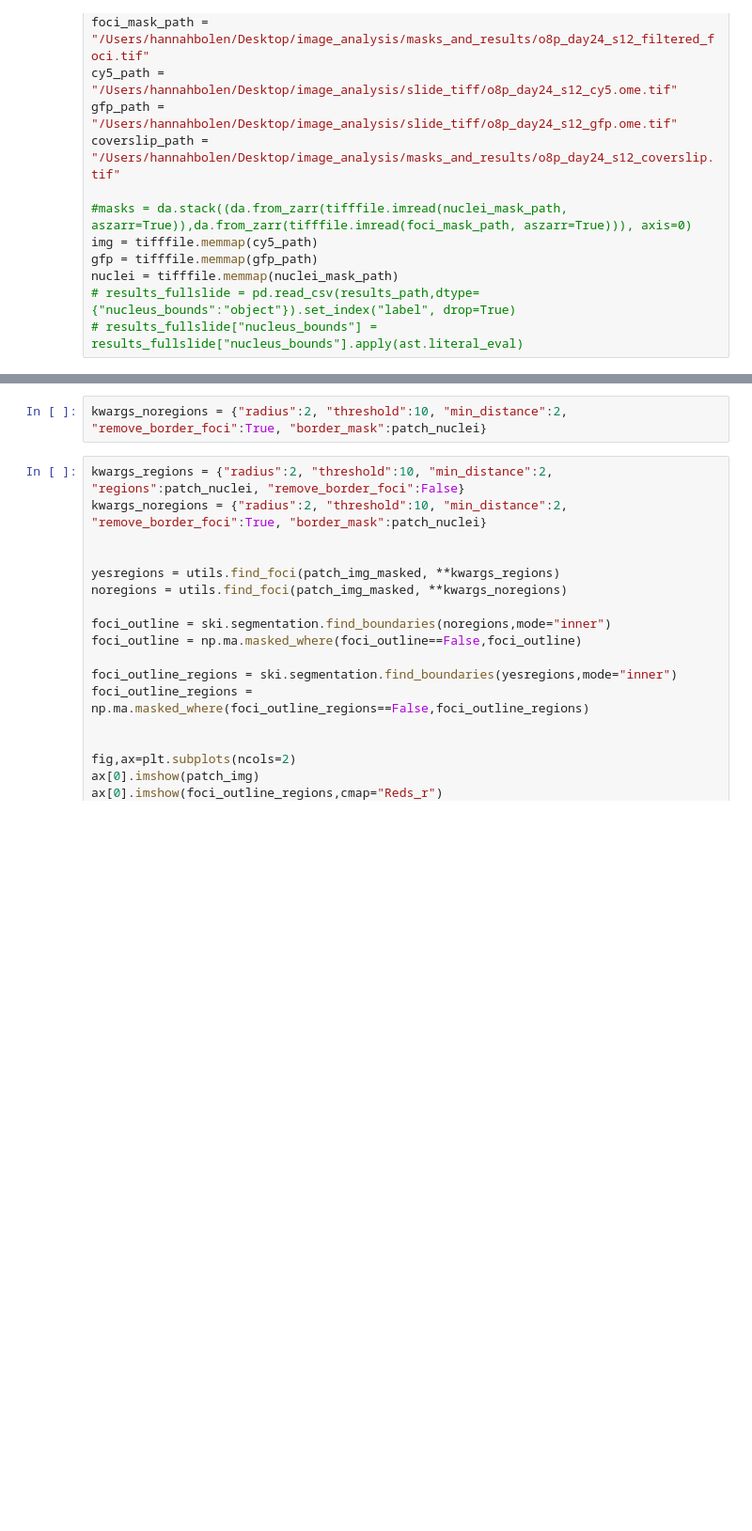
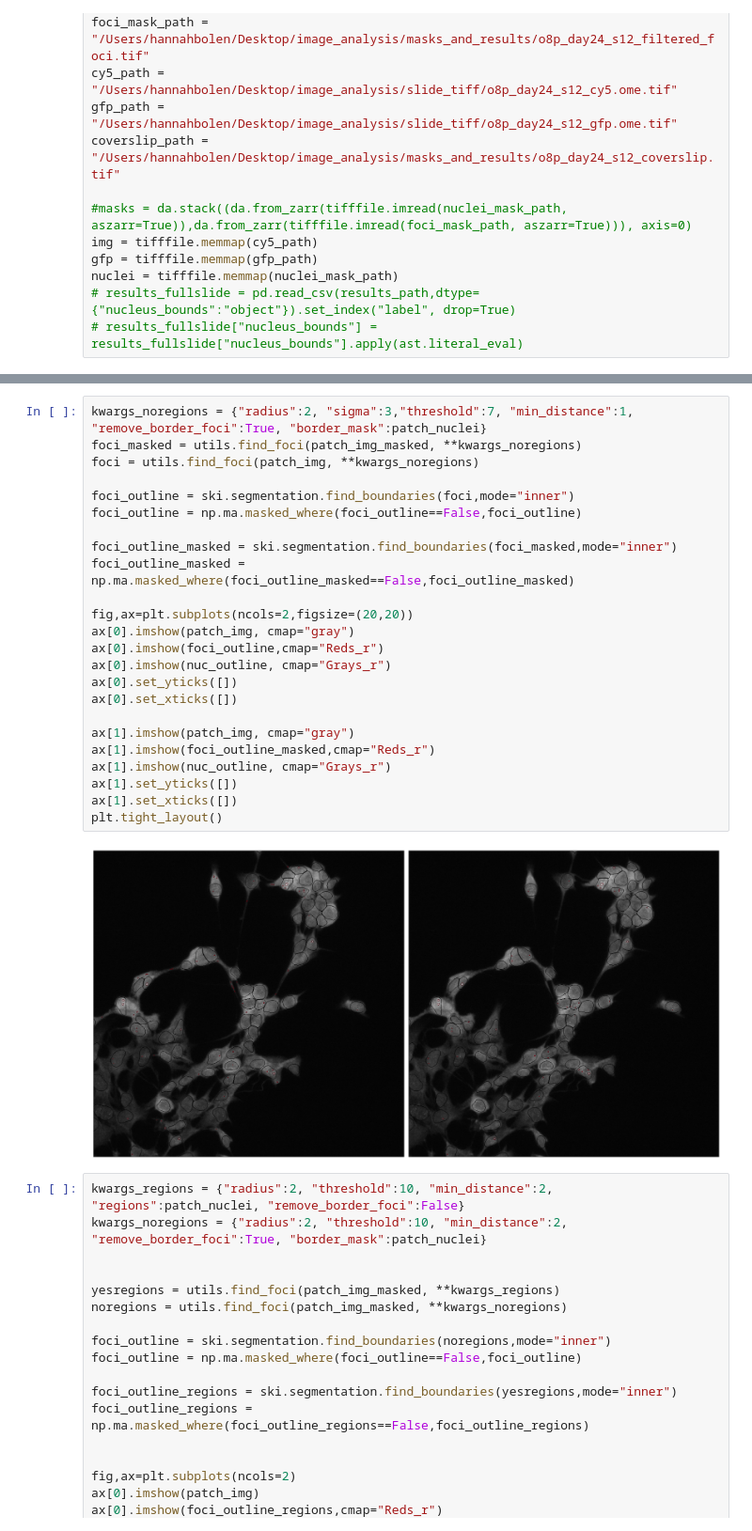
Before and after one commit to hannahbolen1/whole_slide, a Jupyter notebook: current/adjust_params.ipynb, the cells around one changed output, grey strips where cells are left out. Shown at 94% size. Drawn from its saved outputs; the diff is of its cells as text; blank space fills up the shorter version.

Commit message:
fix foci

```diff
--- a/current/adjust_params.ipynb
+++ b/current/adjust_params.ipynb
@@ -72,5 +97,29 @@ ax.imshow(nuc_outline, cmap="Grays_r")
 # %%
-kwargs_noregions = {"radius":2, "threshold":10, "min_distance":2, "remove_border_foci":True, "border_mask":patch_nuclei}
+kwargs_noregions = {"radius":2, "sigma":3,"threshold":7, "min_distance":1, "remove_border_foci":True, "border_mask":patch_nuclei}
+foci_masked = utils.find_foci(patch_img_masked, **kwargs_noregions)
+foci = utils.find_foci(patch_img, **kwargs_noregions)
+
+foci_outline = ski.segmentation.find_boundaries(foci,mode="inner")
+foci_outline = np.ma.masked_where(foci_outline==False,foci_outline)
+
+foci_outline_masked = ski.segmentation.find_boundaries(foci_masked,mode="inner")
+foci_outline_masked = np.ma.masked_where(foci_outline_masked==False,foci_outline_masked)
+
+fig,ax=plt.subplots(ncols=2,figsize=(20,20))
+ax[0].imshow(patch_img, cmap="gray")
+ax[0].imshow(foci_outline,cmap="Reds_r")
+ax[0].imshow(nuc_outline, cmap="Grays_r")
+ax[0].set_yticks([])
+ax[0].set_xticks([])
+
+ax[1].imshow(patch_img, cmap="gray")
+ax[1].imshow(foci_outline_masked,cmap="Reds_r")
+ax[1].imshow(nuc_outline, cmap="Grays_r")
+ax[1].set_yticks([])
+ax[1].set_xticks([])
+plt.tight_layout()
+# %% [output]
+[figure, added]
 # %%
 kwargs_regions = {"radius":2, "threshold":10, "min_distance":2, "regions":patch_nuclei, "remove_border_foci":False}
 kwargs_noregions = {"radius":2, "threshold":10, "min_distance":2, "remove_border_foci":True, "border_mask":patch_nuclei}
```
Also changed, not shown: parts of 4 cells of this notebook, 1 other file.
